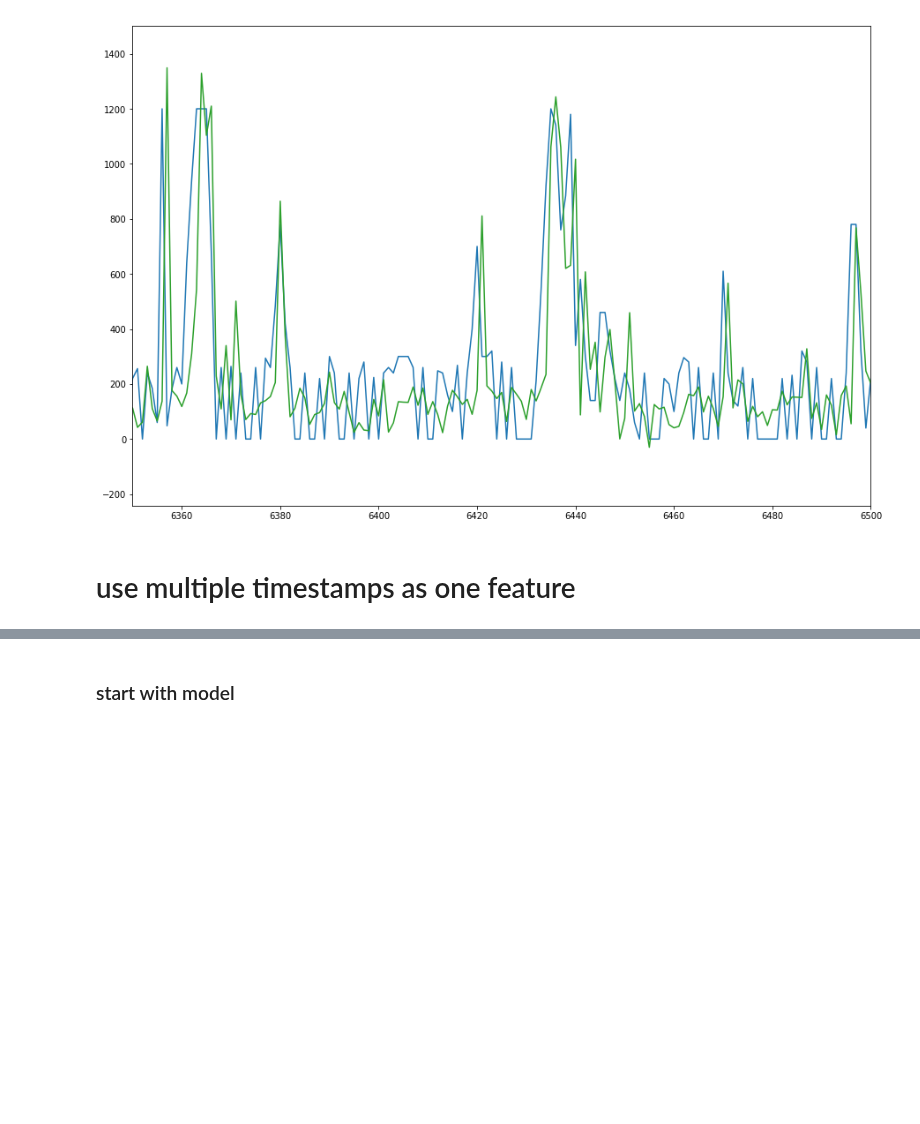
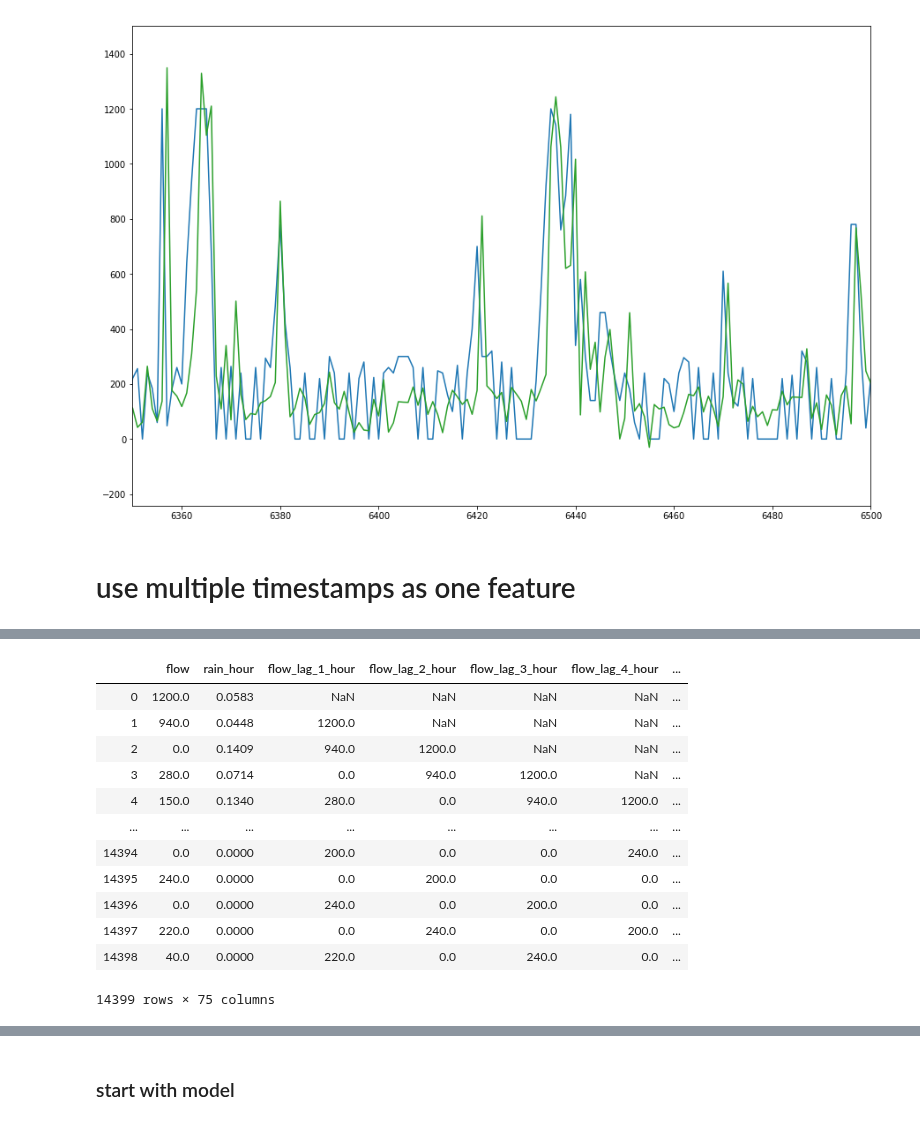
Before and after one commit to rogertian0707/jbg060, a Jupyter notebook: code/ML model/RNN pls work/LSTM try.ipynb, the cells around one changed output, grey strips where cells are left out. Saved outputs shown, nothing was run; the diff lists cells and outputs as text; code cells hidden in the pictures; blank space fills up the shorter version.

Commit message:
trying a new model

```diff
--- a/code/ML model/RNN pls work/LSTM try.ipynb
+++ b/code/ML model/RNN pls work/LSTM try.ipynb
@@ -175,5 +197,5 @@ new_data.head()
 new_data = new_data.sort_values(by='datetime')
 
 # drop everything unnecessary for now
-new_data = new_data[['flow', 'rain_hour', 'Weekday', 'Hour', 'Month']]
+new_data = new_data[['flow', 'rain_hour', 'Weekday', 'Hour']] # removed month for now
 new_data.head()
@@ -179,0 +213,27 @@ new_data.head()
+# %%
+# create lags of flow and rain as features for the model
+
+# flow
+flow_lags = 24
+# These are the "time lags"
+shifts = np.arange(1, flow_lags).astype(int)
+
+# Use a dictionary comprehension to create name: value pairs, one pair per shift
+shifted_data = {"flow_lag_{}_hour".format(hour_shift): new_data.flow.shift(hour_shift) for hour_shift in shifts}
+
+# Convert into a DataFrame for subsequent use
+flow_shifts = pd.DataFrame(shifted_data)
+
+# rain
+rain_lags = 20
+# These are the "time lags"
+shifts = np.arange(1, rain_lags).astype(int)
+
+# Use a dictionary comprehension to create name: value pairs, one pair per shift
+shifted_data = {"rain_lag_{}_hour".format(hour_shift): new_data.flow.shift(hour_shift) for hour_shift in shifts}
+
+# Convert into a DataFrame for subsequent use
+rain_shifts = pd.DataFrame(shifted_data)
+# %%
+# combine the shifted data with old data
+new_data_shifted = pd.concat([new_data,flow_shifts,rain_shifts], axis=1)
@@ -179,0 +259,18 @@ new_data.head()
+# %%
+# get dummies for weekday and hour of the day
+data_shift_dum = pd.get_dummies(new_data_shifted, columns = ['Weekday', 'Hour'])
+data_shift_dum
+# %% [output]
+|  | flow | rain_hour | flow_lag_1_hour | flow_lag_2_hour | flow_lag_3_hour | flow_lag_4_hour | ... |
+| 0 | 1200.0 | 0.0583 | NaN | NaN | NaN | NaN | ... |
+| 1 | 940.0 | 0.0448 | 1200.0 | NaN | NaN | NaN | ... |
+| 2 | 0.0 | 0.1409 | 940.0 | 1200.0 | NaN | NaN | ... |
+| 3 | 280.0 | 0.0714 | 0.0 | 940.0 | 1200.0 | NaN | ... |
+| 4 | 150.0 | 0.1340 | 280.0 | 0.0 | 940.0 | 1200.0 | ... |
+| ... | ... | ... | ... | ... | ... | ... | ... |
+| 14394 | 0.0 | 0.0000 | 200.0 | 0.0 | 0.0 | 240.0 | ... |
+| 14395 | 240.0 | 0.0000 | 0.0 | 200.0 | 0.0 | 0.0 | ... |
+| 14396 | 0.0 | 0.0000 | 240.0 | 0.0 | 200.0 | 0.0 | ... |
+| 14397 | 220.0 | 0.0000 | 0.0 | 240.0 | 0.0 | 200.0 | ... |
+| 14398 | 40.0 | 0.0000 | 220.0 | 0.0 | 240.0 | 0.0 | ... |
+14399 rows × 75 columns
```
Also changed, not shown: parts of 17 cells of this notebook, 1 other file.
